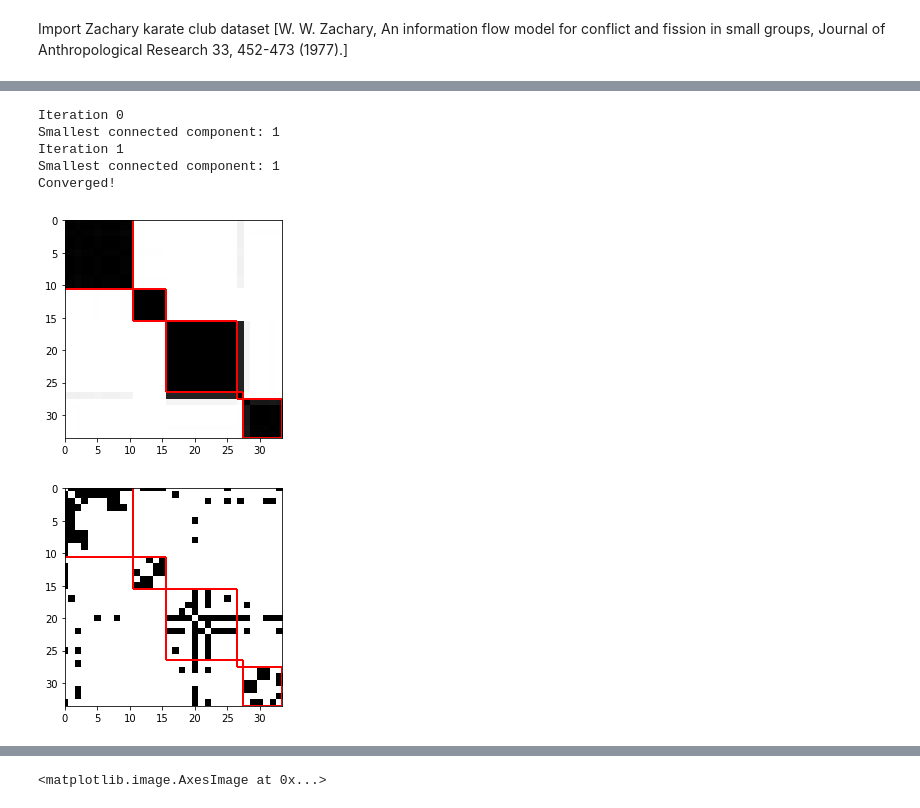
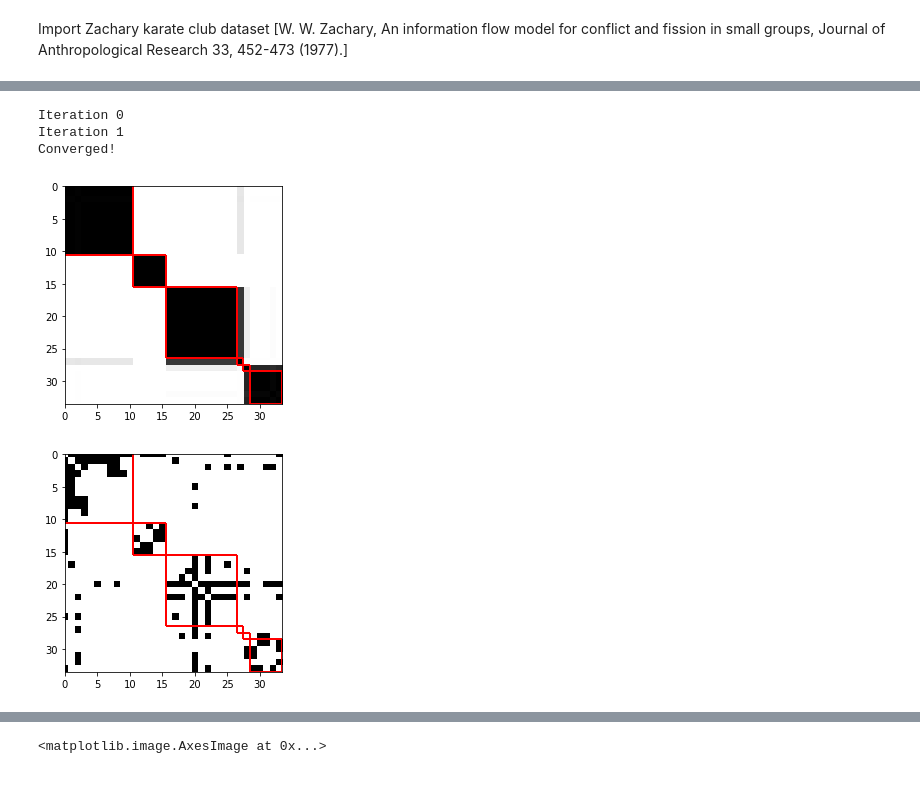
Before and after one commit to PhD-Dafne/network-tools, a Jupyter notebook: notebooks/Consensus.ipynb, the cells around one changed output, grey strips where cells are left out. Cells and saved outputs as stored; diff of their text form; code cells hidden in the pictures.

Commit message:
Consensus clustering now merges communities of single nodes

```diff
--- a/notebooks/Consensus.ipynb
+++ b/notebooks/Consensus.ipynb
@@ -31,20 +29,18 @@ Smallest connected component: 5
 Converged!
 [figure]
 # %%
-cons2_karate, part2_karate = consensus.consensus_partition(g_karate, threshold=0.9, verbose=True)
+cons2_karate, part2_karate = consensus.consensus_partition(g_karate, threshold=0.9, verbose=True, singleton_clusters=True)
 communities.plot_sorted_adjacency(cons2_karate, part2_karate)
 # %% [output]
 Iteration 0
-Smallest connected component: 1
 Iteration 1
-Smallest connected component: 1
 Converged!
-[figure, old version]
+[figure, new version]
 # %%
 adj = np.array(g_karate.get_adjacency().data)
 communities.plot_sorted_adjacency(adj, part2_karate)
 # %% [output]
-[figure, old version]
+[figure, new version]
 # %%
 cons1_law, partition1_law = consensus.consensus_partition(g_law, threshold=0.9, weights='weight')
 # %%
```
Also changed, not shown: parts of 9 cells of this notebook, 2 other files.
